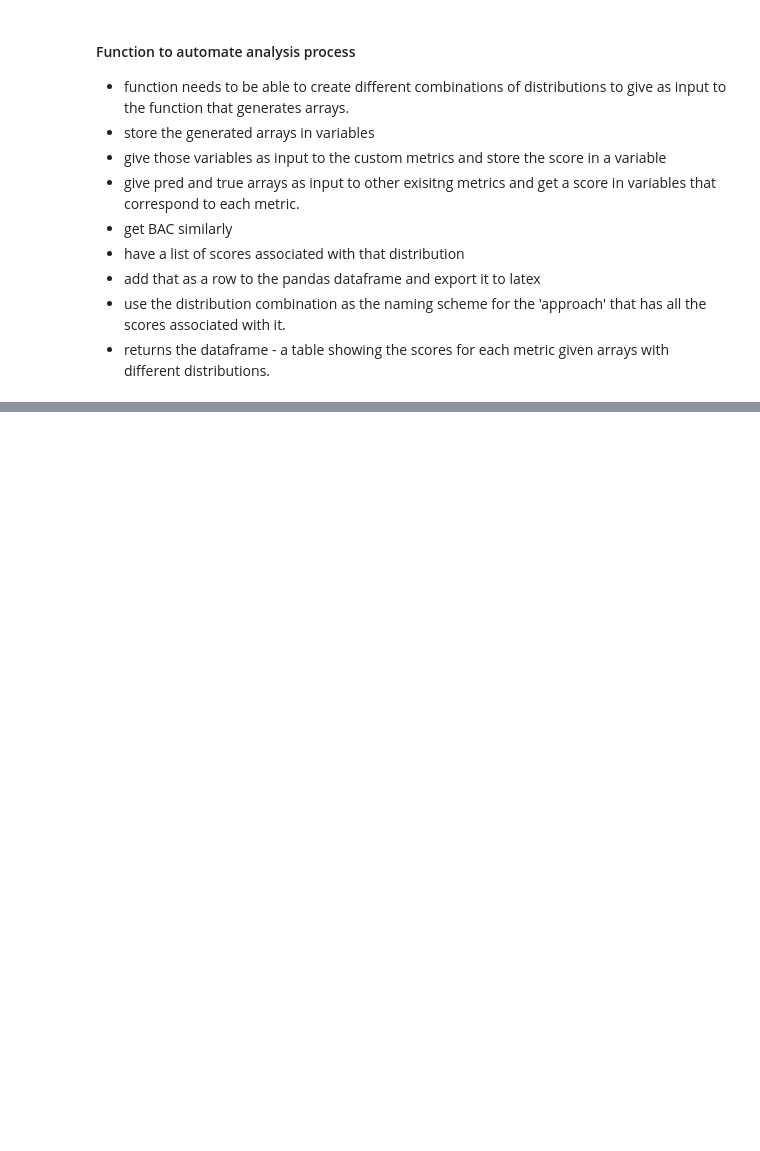
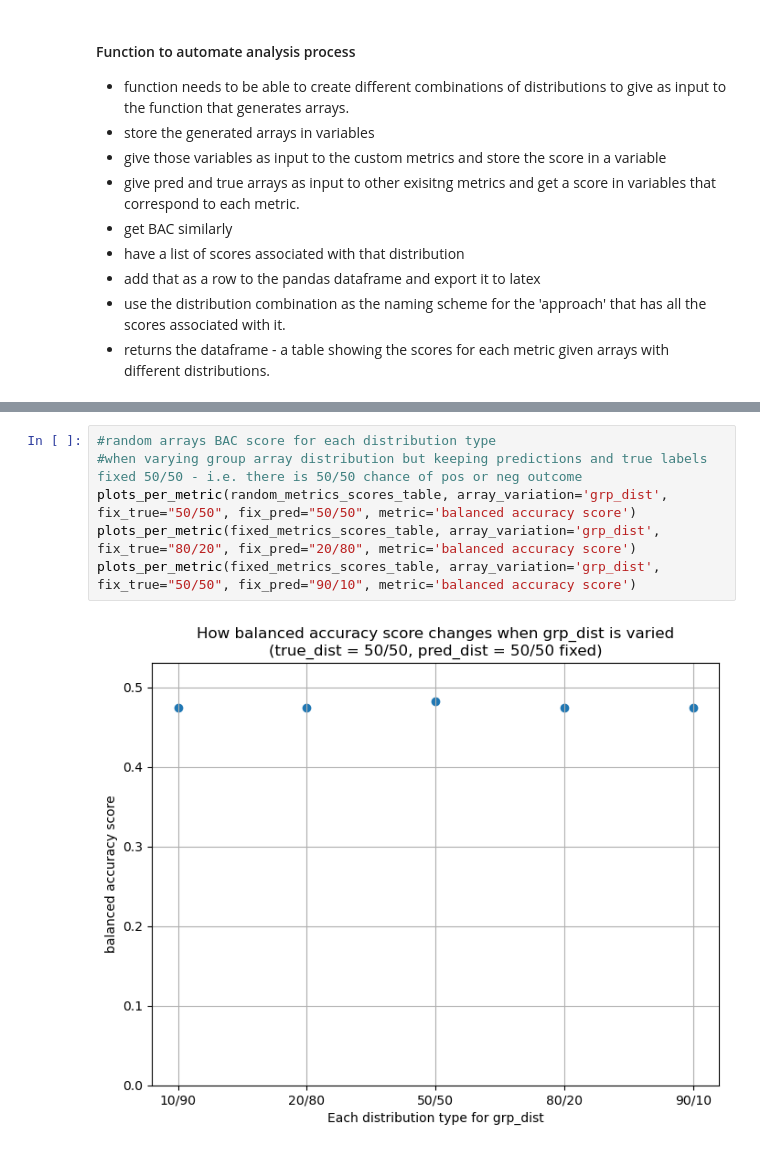
Before and after one commit to ayleensb/honours-project, a Jupyter notebook: standard_custom_metric.ipynb, the cells around one changed output, grey strips where cells are left out. Drawn from its saved outputs; the diff is of its cells as text; blank space fills up the shorter version.

```diff
--- a/standard_custom_metric.ipynb
+++ b/standard_custom_metric.ipynb
@@ -471,0 +623,8 @@ Arrays saved to distributions.npz
+# %%
+#random arrays BAC score for each distribution type
+#when varying group array distribution but keeping predictions and true labels fixed 50/50 - i.e. there is 50/50 chance of pos or neg outcome
+plots_per_metric(random_metrics_scores_table, array_variation='grp_dist', fix_true="50/50", fix_pred="50/50", metric='balanced accuracy score')
+plots_per_metric(fixed_metrics_scores_table, array_variation='grp_dist', fix_true="80/20", fix_pred="20/80", metric='balanced accuracy score')
+plots_per_metric(fixed_metrics_scores_table, array_variation='grp_dist', fix_true="50/50", fix_pred="90/10", metric='balanced accuracy score')
+# %% [output]
+[figure, added]
```
Also changed, not shown: parts of 25 cells of this notebook, 2 other files.
